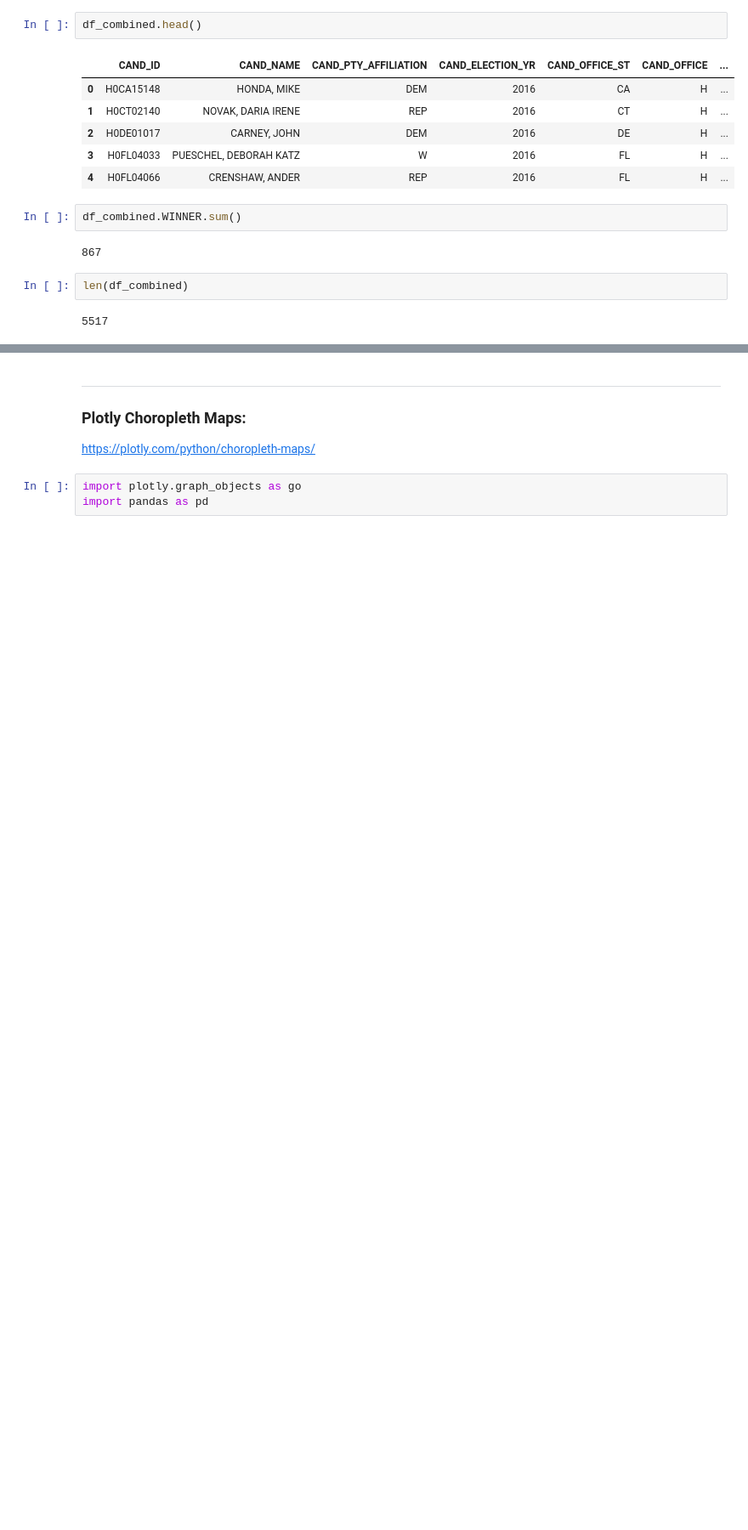
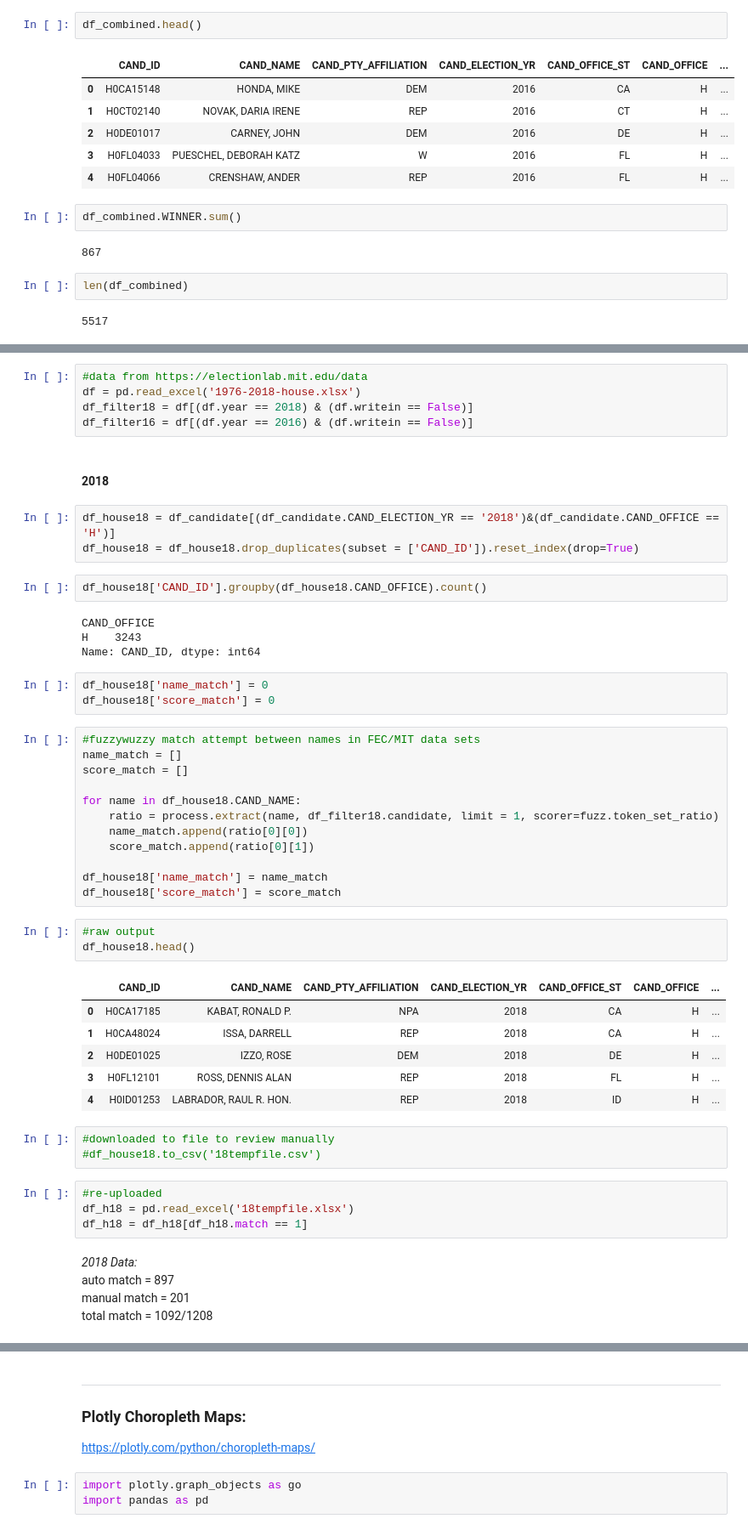
Before and after one commit to agilityvision/DS-5559-project, a Jupyter notebook: Identify_Candidates.ipynb, the cells around one changed output, grey strips where cells are left out. Shown at 85% size. Cells and saved outputs as stored; diff of their text form; blank space fills up the shorter version.

```diff
--- a/Identify_Candidates.ipynb
+++ b/Identify_Candidates.ipynb
@@ -160,0 +169,53 @@ len(df_combined)
+# %%
+#data from https://electionlab.mit.edu/data
+df = pd.read_excel('1976-2018-house.xlsx')
+df_filter18 = df[(df.year == 2018) & (df.writein == False)]
+df_filter16 = df[(df.year == 2016) & (df.writein == False)]
+# %% [markdown]
+#### 2018
+# %%
+df_house18 = df_candidate[(df_candidate.CAND_ELECTION_YR == '2018')&(df_candidate.CAND_OFFICE == 'H')]
+df_house18 = df_house18.drop_duplicates(subset = ['CAND_ID']).reset_index(drop=True)
+# %%
+df_house18['CAND_ID'].groupby(df_house18.CAND_OFFICE).count()
+# %% [output]
+CAND_OFFICE
+H    3243
+Name: CAND_ID, dtype: int64
+# %%
+df_house18['name_match'] = 0
+df_house18['score_match'] = 0
+# %%
+#fuzzywuzzy match attempt between names in FEC/MIT data sets
+name_match = []
+score_match = []
+
+for name in df_house18.CAND_NAME:
+    ratio = process.extract(name, df_filter18.candidate, limit = 1, scorer=fuzz.token_set_ratio)
+    name_match.append(ratio[0][0])
+    score_match.append(ratio[0][1])
+
+df_house18['name_match'] = name_match
+df_house18['score_match'] = score_match
+# %%
+#raw output
+df_house18.head()
+# %% [output]
+|  | CAND_ID | CAND_NAME | CAND_PTY_AFFILIATION | CAND_ELECTION_YR | CAND_OFFICE_ST | CAND_OFFICE | ... |
+| 0 | H0CA17185 | KABAT, RONALD P. | NPA | 2018 | CA | H | ... |
+| 1 | H0CA48024 | ISSA, DARRELL | REP | 2018 | CA | H | ... |
+| 2 | H0DE01025 | IZZO, ROSE | DEM | 2018 | DE | H | ... |
+| 3 | H0FL12101 | ROSS, DENNIS ALAN | REP | 2018 | FL | H | ... |
+| 4 | H0ID01253 | LABRADOR, RAUL R. HON. | REP | 2018 | ID | H | ... |
+# %%
+#downloaded to file to review manually
+#df_house18.to_csv('18tempfile.csv')
+# %%
+#re-uploaded
+df_h18 = pd.read_excel('18tempfile.xlsx')
+df_h18 = df_h18[df_h18.match == 1]
+# %% [markdown]
+*2018 Data:*
+auto match = 897
+manual match = 201
+total match = 1092/1208
```
Also changed, not shown: parts of 26 cells of this notebook, 3 other files.
